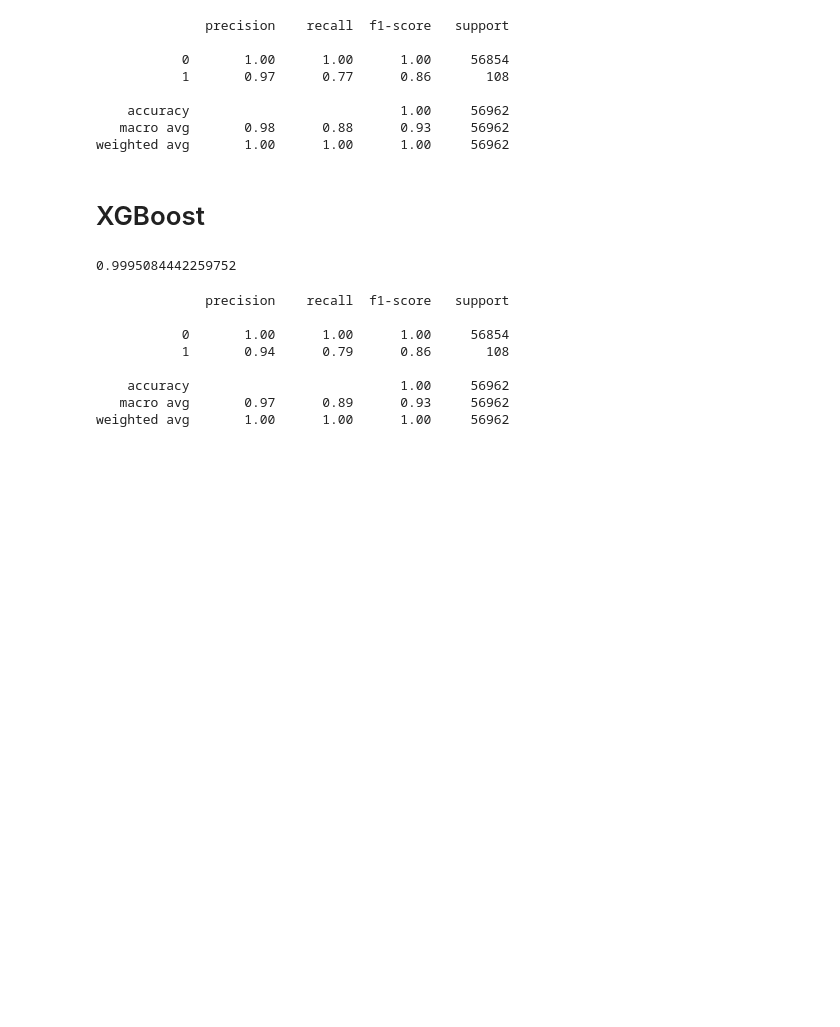
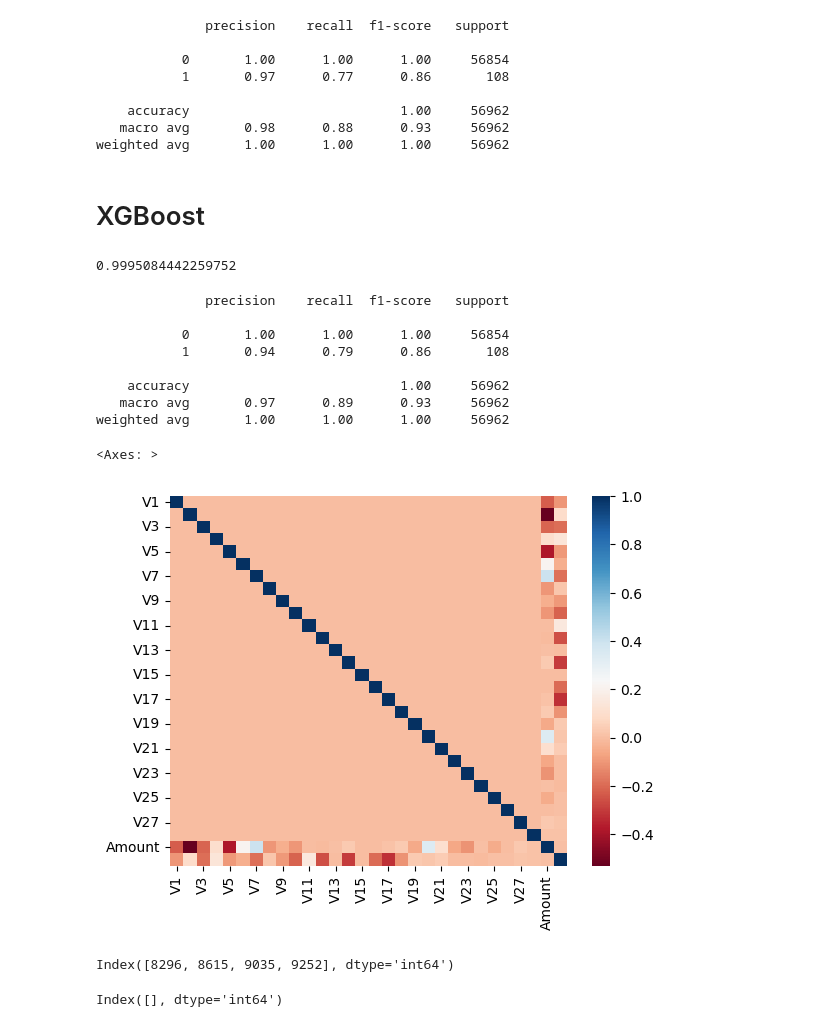
Before and after one commit to bhjin97/HomeGit, a Jupyter notebook: 신용카드위조감지.ipynb, the cells around one changed output. Cells and saved outputs as stored; diff of their text form; code cells hidden in the pictures; blank space fills up the shorter version.

```diff
--- a/신용카드위조감지.ipynb
+++ b/신용카드위조감지.ipynb
@@ -168,3 +169,9 @@ print(classification_report(y_test_encoded, xgb_predictions))
     accuracy                           1.00     56962
    macro avg       0.97      0.89      0.93     56962
 weighted avg       1.00      1.00      1.00     56962
+# %%
+corr=df.corr()
+sns.heatmap(corr, cmap='RdBu')
+# %% [output]
+<Axes: >
+[figure, added]
@@ -170,0 +193,10 @@ weighted avg       1.00      1.00      1.00     56962
+# %%
+outlier_index14 = get_outlier(df = df, column='V14', weight=1.5)
+outlier_index14
+# %% [output]
+Index([8296, 8615, 9035, 9252], dtype='int64')
+# %%
+outlier_index17 = get_outlier(df = df, column='V17', weight=1.5)
+outlier_index17
+# %% [output]
+Index([], dtype='int64')
```
Also changed, not shown: parts of 4 cells of this notebook, 1 other file.
